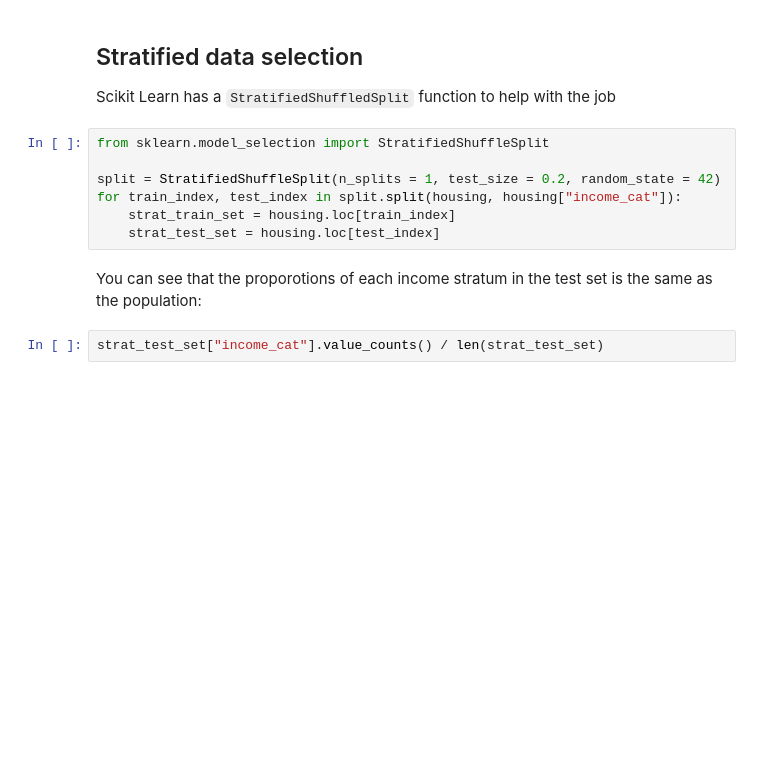
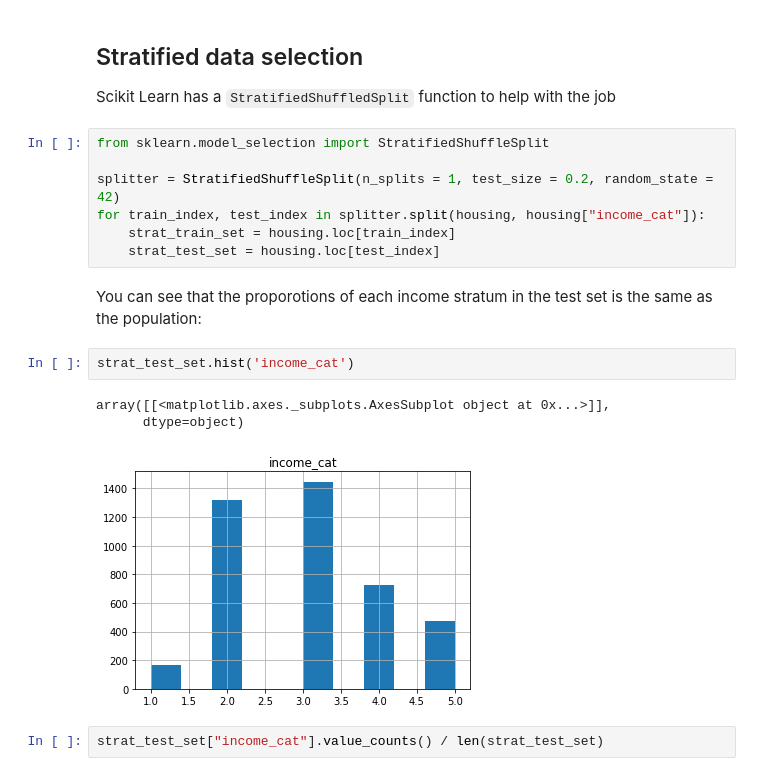
Before and after one commit to luongdang/ml, a Jupyter notebook: Housing.ipynb, the cells around one changed output. Saved outputs shown, nothing was run; the diff lists cells and outputs as text; blank space fills up the shorter version.

```diff
--- a/Housing.ipynb
+++ b/Housing.ipynb
@@ -167,12 +175,18 @@ Scikit Learn has a `StratifiedShuffledSplit` function to help with the job
 # %%
 from sklearn.model_selection import StratifiedShuffleSplit
 
-split = StratifiedShuffleSplit(n_splits = 1, test_size = 0.2, random_state = 42)
-for train_index, test_index in split.split(housing, housing["income_cat"]):
+splitter = StratifiedShuffleSplit(n_splits = 1, test_size = 0.2, random_state = 42)
+for train_index, test_index in splitter.split(housing, housing["income_cat"]):
     strat_train_set = housing.loc[train_index]
     strat_test_set = housing.loc[test_index]
 # %% [markdown]
 You can see that the proporotions of each income stratum in the test set is the same as the population:
+# %%
+strat_test_set.hist('income_cat')
+# %% [output]
+array([[<matplotlib.axes._subplots.AxesSubplot object at 0x...>]],
+      dtype=object)
+[figure, added]
 # %%
 strat_test_set["income_cat"].value_counts() / len(strat_test_set)
 # %% [output]
```
Also changed, not shown: parts of 74 cells of this notebook, 1 other file.
